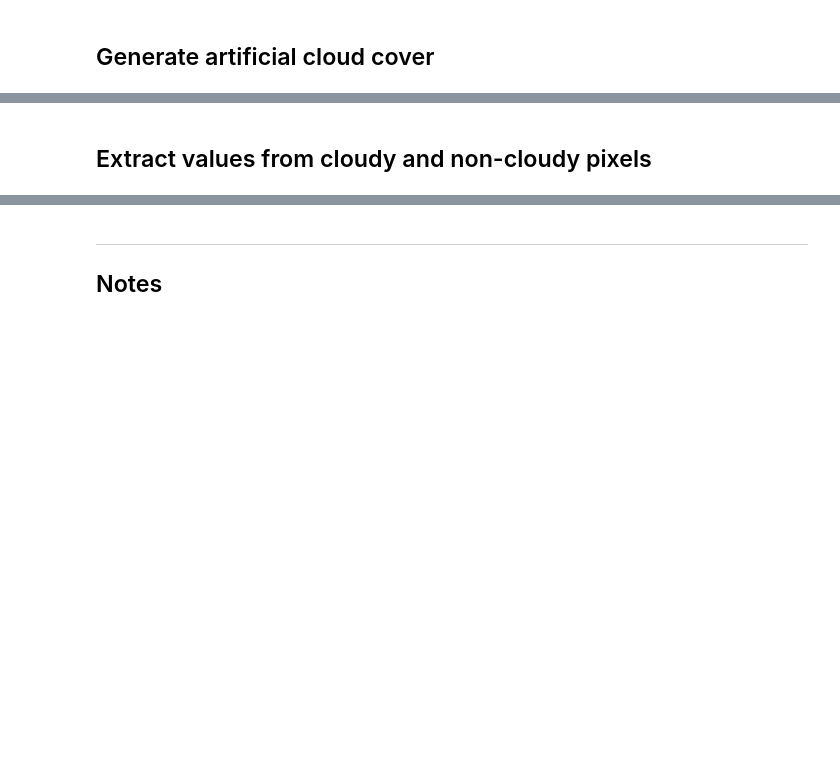
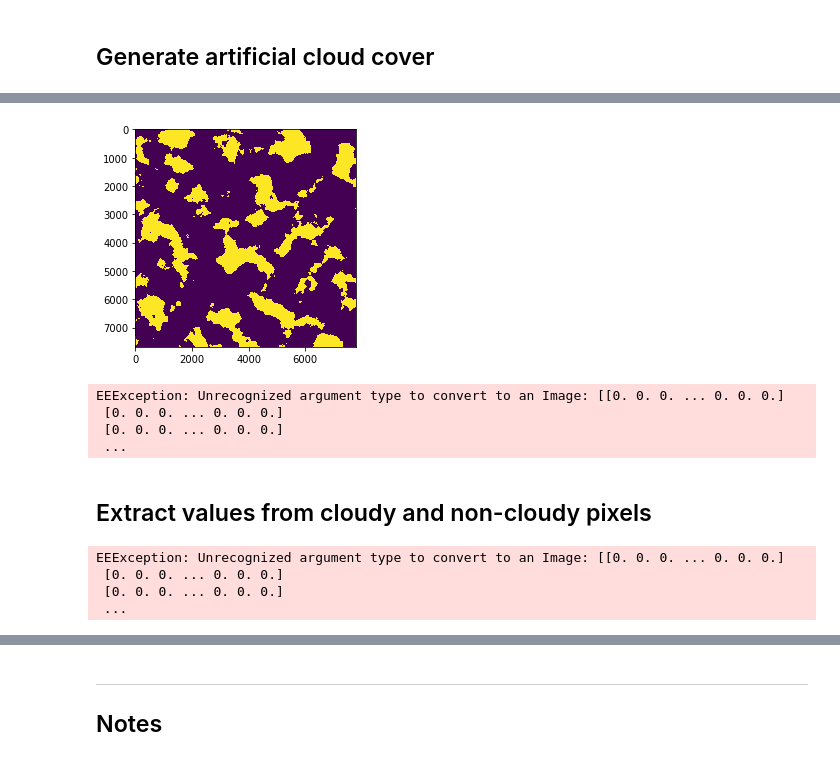
Before and after one commit to ianpdavies/cloudy_flood_prediction, a Jupyter notebook: notebooks/preprocessing.ipynb, the cells around one changed output, grey strips where cells are left out. Cells and saved outputs as stored; diff of their text form; code cells hidden in the pictures; blank space fills up the shorter version.

```diff
--- a/notebooks/preprocessing.ipynb
+++ b/notebooks/preprocessing.ipynb
@@ -192,2 +244,38 @@ threshold
+# %%
+clouds = world
+clouds[clouds < -0.1] = 1
+clouds[clouds != 1] = 0
+
+ax = plt.subplots()
+plt.imshow(clouds)
+plt.show()
+# %% [output]
+[figure, added]
+# %%
+ee.Image(clouds)
+# slope.addBands(clouds)
+# %% [output]
+EEException: Unrecognized argument type to convert to an Image: [[0. 0. 0. ... 0. 0. 0.]
+ [0. 0. 0. ... 0. 0. 0.]
+ [0. 0. 0. ... 0. 0. 0.]
+ ...
 # %% [markdown]
 ## Extract values from cloudy and non-cloudy pixels
+# %%
+# Combine datasets
+stack = ee.ImageCollection(mndwi)
+stack = stack.merge(slope)
+stack = stack.merge(aspect)
+
+# mask
+def cloudMask(image):
+    image = ee.Image(image)
+    return image.mask(clouds)
+
+# Mask with clouds
+stack_clouds = stack.map(cloudMask)
+# %% [output]
+EEException: Unrecognized argument type to convert to an Image: [[0. 0. 0. ... 0. 0. 0.]
+ [0. 0. 0. ... 0. 0. 0.]
+ [0. 0. 0. ... 0. 0. 0.]
+ ...
```
Also changed, not shown: parts of 12 cells of this notebook, 1 other file.
